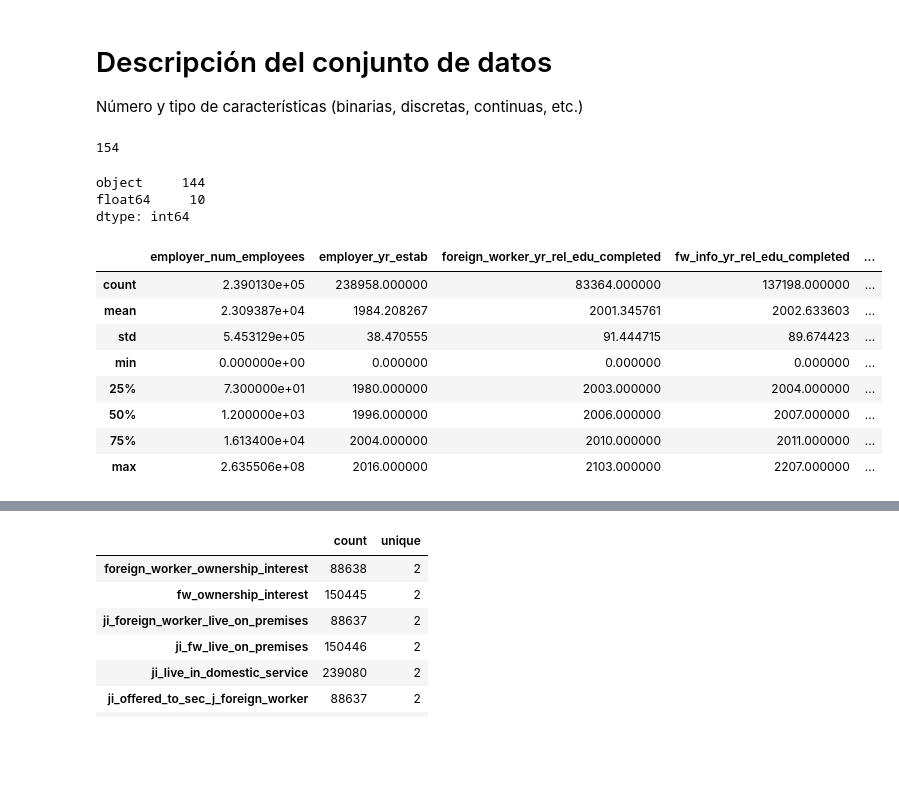
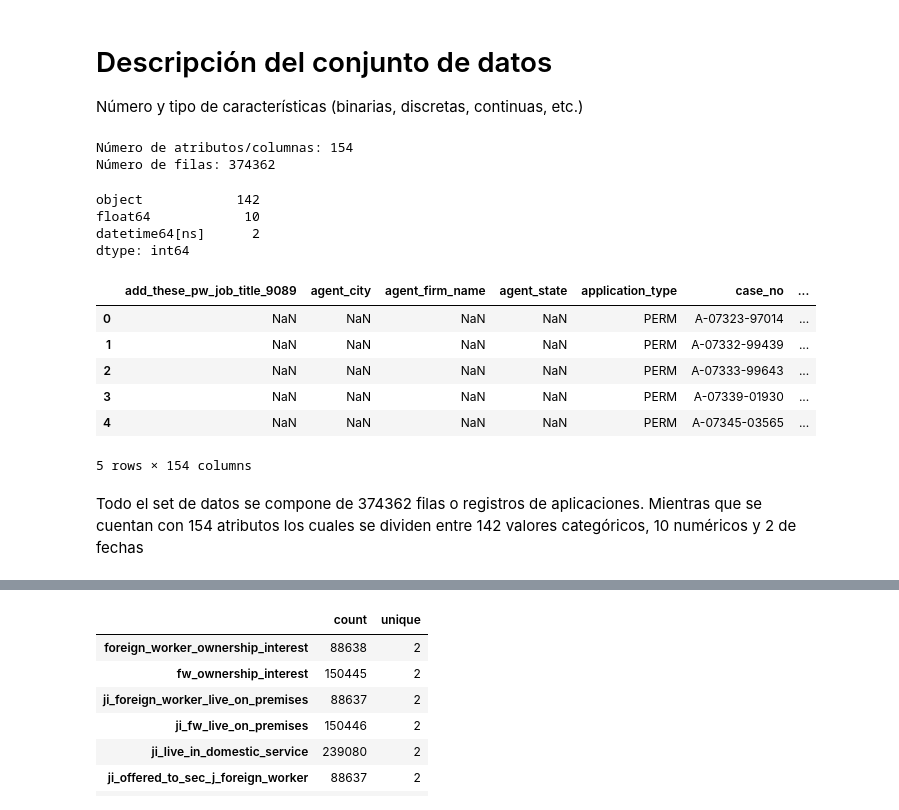
Before and after one commit to rogercc4/us-perm-visas, a Jupyter notebook: us-perm-visas.ipynb, the cells around one changed output, grey strips where cells are left out. Saved outputs shown, nothing was run; the diff lists cells and outputs as text; code cells hidden in the pictures; blank space fills up the shorter version.

```diff
--- a/us-perm-visas.ipynb
+++ b/us-perm-visas.ipynb
@@ -9,30 +7,37 @@ datos = pd.read_csv('us_perm_visas.csv',low_memory=False)
+# %%
+#Realizamos la lectrua de la información y procedeomos a modificar las fechas a valores legibles
+datos = pd.read_csv('us_perm_visas.csv',low_memory=False,
+        parse_dates=['decision_date','case_received_date'])
 # %% [markdown]
 # Descripción del conjunto de datos
 
 Número y tipo de características (binarias, discretas, continuas, etc.)
 # %%
-# Número de atributos o características
-len(datos.columns)
+# Número de atributos o características y número de filas
+print("Número de atributos/columnas:",len(datos.columns))
+print("Número de filas:",len(datos))
 # %% [output]
-154
+Número de atributos/columnas: 154
+Número de filas: 374362
 # %%
 # Tipos de datos existentes en las características
 datos.dtypes.value_counts()
 # %% [output]
-object     144
-float64     10
+object            142
+float64            10
+datetime64[ns]      2
 dtype: int64
 # %%
 # descripcion de las caracterísiticas. Si el dataframe tiene diferentes tipos de datos,
 # sólo se consideran los datos numéricos
-datos.describe()
+datos.head()
 # %% [output]
-|  | employer_num_employees | employer_yr_estab | foreign_worker_yr_rel_edu_completed | fw_info_yr_rel_edu_completed | ... |
-| count | 2.390130e+05 | 238958.000000 | 83364.000000 | 137198.000000 | ... |
-| mean | 2.309387e+04 | 1984.208267 | 2001.345761 | 2002.633603 | ... |
-| std | 5.453129e+05 | 38.470555 | 91.444715 | 89.674423 | ... |
-| min | 0.000000e+00 | 0.000000 | 0.000000 | 0.000000 | ... |
-| 25% | 7.300000e+01 | 1980.000000 | 2003.000000 | 2004.000000 | ... |
-| 50% | 1.200000e+03 | 1996.000000 | 2006.000000 | 2007.000000 | ... |
-| 75% | 1.613400e+04 | 2004.000000 | 2010.000000 | 2011.000000 | ... |
-| max | 2.635506e+08 | 2016.000000 | 2103.000000 | 2207.000000 | ... |
+|  | add_these_pw_job_title_9089 | agent_city | agent_firm_name | agent_state | application_type | case_no | ... |
+| 0 | NaN | NaN | NaN | NaN | PERM | A-07323-97014 | ... |
+| 1 | NaN | NaN | NaN | NaN | PERM | A-07332-99439 | ... |
+| 2 | NaN | NaN | NaN | NaN | PERM | A-07333-99643 | ... |
+| 3 | NaN | NaN | NaN | NaN | PERM | A-07339-01930 | ... |
+| 4 | NaN | NaN | NaN | NaN | PERM | A-07345-03565 | ... |
+5 rows × 154 columns
+# %% [markdown]
+Todo el set de datos se compone de 374362 filas o registros de aplicaciones. Mientras que se cuentan con 154 atributos los cuales se dividen entre 142 valores categóricos, 10 numéricos y 2 de fechas
```
Also changed, not shown: parts of 18 cells of this notebook.
